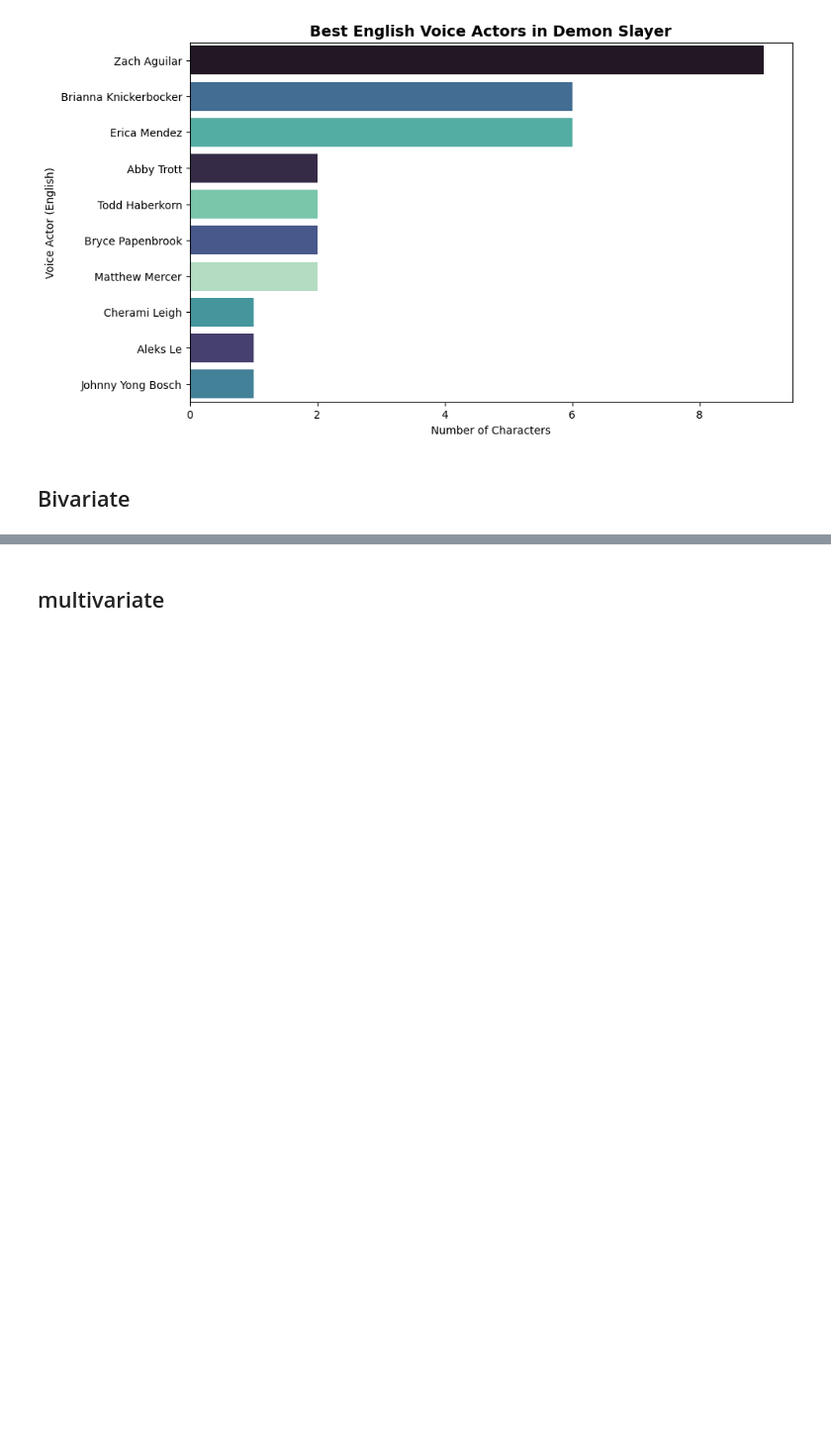
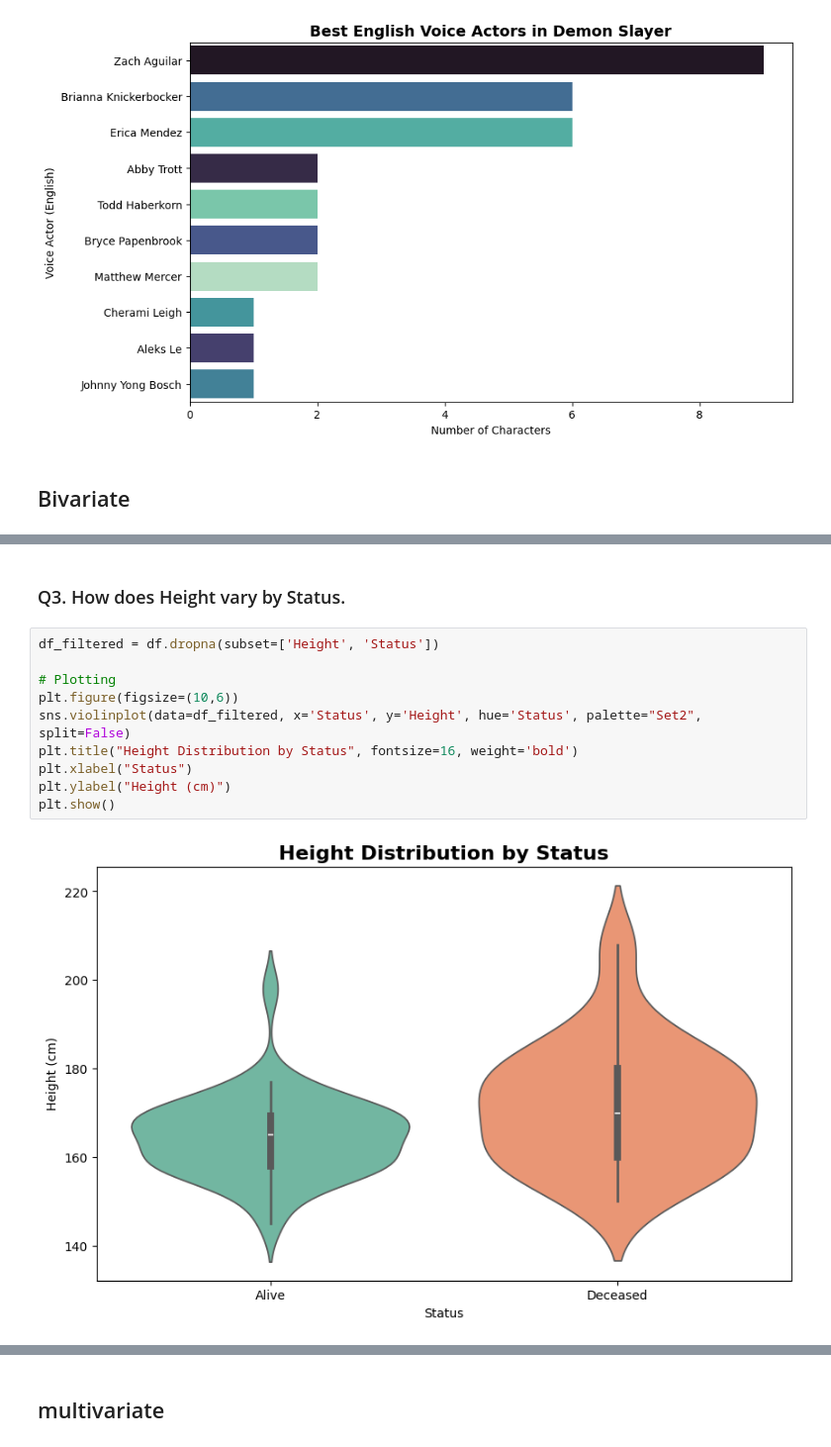
Before and after one commit to lukhi-laksh/Kaggle-Notebooks, a Jupyter notebook: Demon_Slayer_Character_Analysis.ipynb, the cells around one changed output, grey strips where cells are left out. Shown: that part at 99% size. Saved outputs shown, nothing was run; the diff lists cells and outputs as text; blank space fills up the shorter version.

```diff
--- a/Demon_Slayer_Character_Analysis.ipynb
+++ b/Demon_Slayer_Character_Analysis.ipynb
@@ -247,0 +277,14 @@ plt.show()
+# %% [markdown]
+### Q3. How does Height vary by Status.
+# %%
+df_filtered = df.dropna(subset=['Height', 'Status'])
+
+# Plotting
+plt.figure(figsize=(10,6))
+sns.violinplot(data=df_filtered, x='Status', y='Height', hue='Status', palette="Set2", split=False)
+plt.title("Height Distribution by Status", fontsize=16, weight='bold')
+plt.xlabel("Status")
+plt.ylabel("Height (cm)")
+plt.show()
+# %% [output]
+[figure, added]
```
Also changed, not shown: parts of 14 cells of this notebook.
